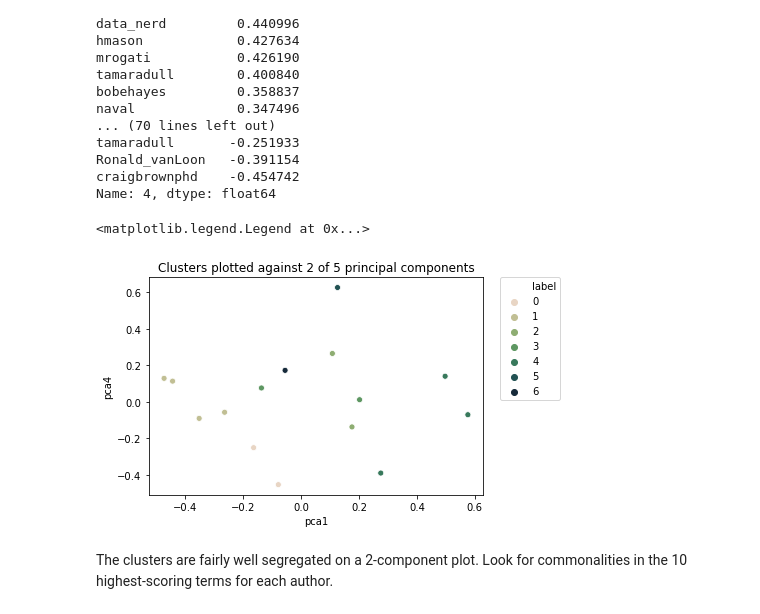
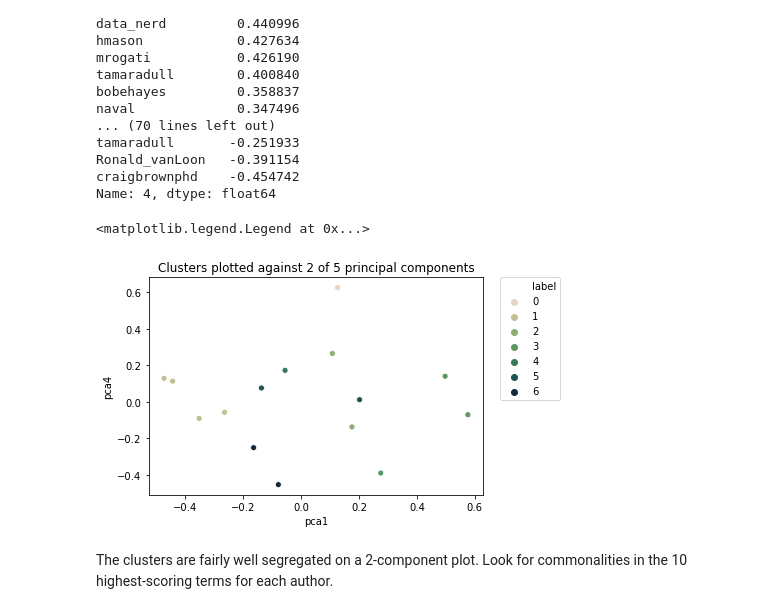
Before and after one commit to vincegiorno/twitter, a Jupyter notebook: twitter.ipynb, the cells around one changed output. Cells and saved outputs as stored; diff of their text form; code cells hidden in the pictures.

Commit message:
correct problem with cluster-selection not keeping track of the centers for the best K-Means model

```diff
--- a/twitter.ipynb
+++ b/twitter.ipynb
@@ -397,17 +397,19 @@ optimal_num_clusters = Counter(clusters).most_common(1)[0][0]
 print(Counter(clusters).most_common())
 print('The optimal number of clusters is {}'.format(optimal_num_clusters))
 
-best_labels = []
-best_score = -999
+best_labels1 = []
+best_score1 = -999
+centers1 = []
 
 for _ in range(1000):
     km = KMeans(optimal_num_clusters)
     km.fit(cluster_data)
     sil_score = silhouette_score(cluster_data, km.labels_)
-    if sil_score > best_score:
-        best_score = sil_score
-        best_labels = km.labels_
+    if sil_score > best_score1:
+        best_score1 = sil_score
+        best_labels1 = km.labels_
+        centers1 = km.cluster_centers_
 
 for i in range(optimal_num_clusters):
-    print('Cluster {} comprises {}'.format(i, [name for ix, name in enumerate(names) if best_labels[ix] == i]))
+    print('Cluster {} comprises {}'.format(i, [name for ix, name in enumerate(names) if best_labels1[ix] == i]))
 # %% [output]
@@ -456,14 +456,14 @@ best_labels = [4,4,0,3,2,6,1,1,3,4,5,1,0,1,2]
 # %%
-authors_by_component['label'] = best_labels
+authors_by_component['label'] = best_labels1
 cmap = sns.cubehelix_palette(n_colors=7, rot=-0.7)
 ax = sns.scatterplot(data=authors_by_component, x=1, y=4, hue='label', palette=cmap)
 ax.set_title('Clusters plotted against 2 of 5 principal components')
 ax.set_ylabel('pca4')
 ax.set_xlabel('pca1')
 plt.legend(bbox_to_anchor=(1.05, 1), loc=2, borderaxespad=0.)
 # %% [output]
 <matplotlib.legend.Legend at 0x...>
-[figure, old version]
+[figure, new version]
 # %% [markdown]
 The clusters are fairly well segregated on a 2-component plot. Look for commonalities in the 10 highest-scoring terms for each author.
 # %%
```
Also changed, not shown: parts of 20 cells of this notebook.
